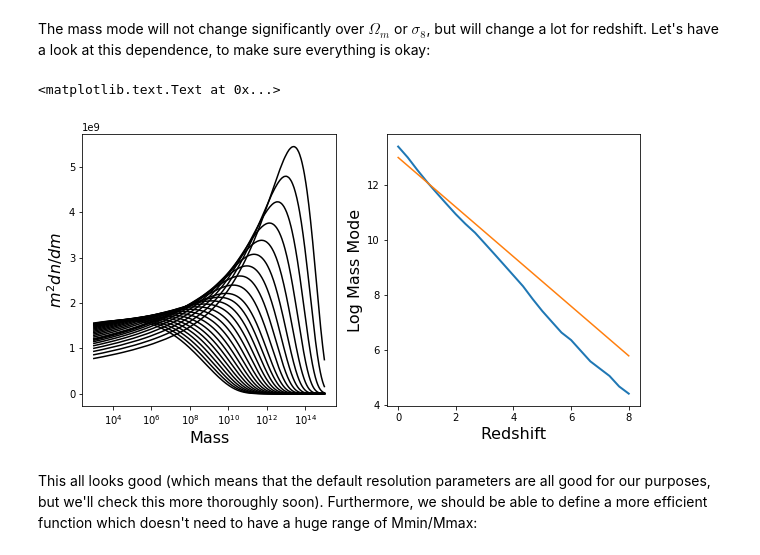
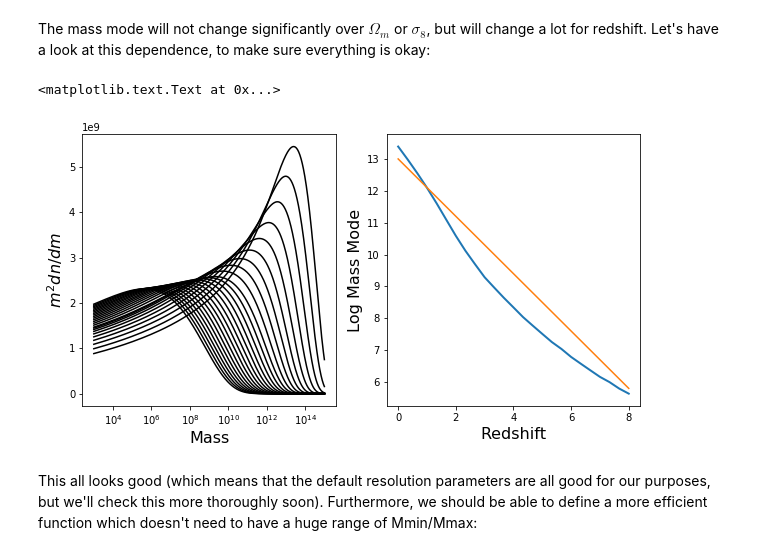
Before and after one commit to steven-murray/mrpy, a Jupyter notebook: docs/examples/physical_dependence.ipynb, the cells around one changed output. Drawn from its saved outputs; the diff is of its cells as text; code cells hidden in the pictures.

```diff
--- a/docs/examples/physical_dependence.ipynb
+++ b/docs/examples/physical_dependence.ipynb
@@ -21,7 +21,8 @@ Our goal in this example is to find functions that relate the MRP parameters, $(
 
 Our first task is to set up the fiducial cosmology and choose a fitting function. We choose the Behroozi+13 SO fitting function, with a fiducial cosmology of Planck+13 (Planck+WP 68% limits):
 # %%
-h = MassFunction(cosmo_model=Planck13, hmf_model = "Behroozi")
+h = MassFunction(cosmo_model=Planck13, hmf_model = "Behroozi",
+                dlnk=0.02, lnk_max=11, lnk_min=-6.5, dlog10m=0.01)
 # %% [markdown]
 ## Checking Transfer model and Resolution Parameters
 # %% [markdown]
@@ -39,24 +40,24 @@ The mass mode will not change significantly over $\Omega_m$ or $\sigma_8$, but w
 # %%
 fig,ax = plt.subplots(1,2,figsize=(10,5))
 
 h.update(Mmin=3,Mmax=15)
 Z = np.linspace(0,8,25)
 mode = np.zeros(len(Z))
 for i,z in enumerate(Z):
     h.update(z=z)
-    mode[i] = get_mass_mode(h.M,h.dndm)
-    ax[0].plot(h.M,h.M**2 * h.dndm,color="k")
+    mode[i] = get_mass_mode(h.m,h.dndm)
+    ax[0].plot(h.m,h.m**2 * h.dndm,color="k")
 
 ax[0].set_xscale('log')
 ax[1].plot(Z,mode,lw=2)
 ax[1].plot(Z,13 - 0.9*Z)
 ax[1].set_xlabel("Redshift",fontsize=16)
 ax[0].set_xlabel("Mass",fontsize=16)
 ax[1].set_ylabel("Log Mass Mode",fontsize=16)
 ax[0].set_ylabel(r"$m^2 dn/dm$",fontsize=16)
 # %% [output]
 <matplotlib.text.Text at 0x...>
-[figure, old version]
+[figure, new version]
 # %% [markdown]
 This all looks good (which means that the default resolution parameters are all good for our purposes, but we'll check this more thoroughly soon). Furthermore, we should be able to define a more efficient function which doesn't need to have a huge range of Mmin/Mmax:
 # %%
```
Also changed, not shown: parts of 25 cells of this notebook, 12 other files.
